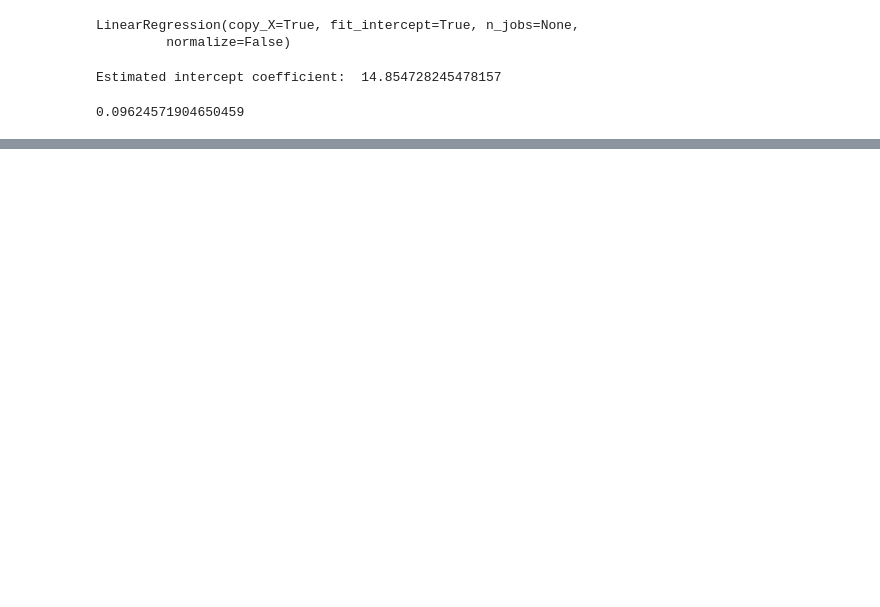
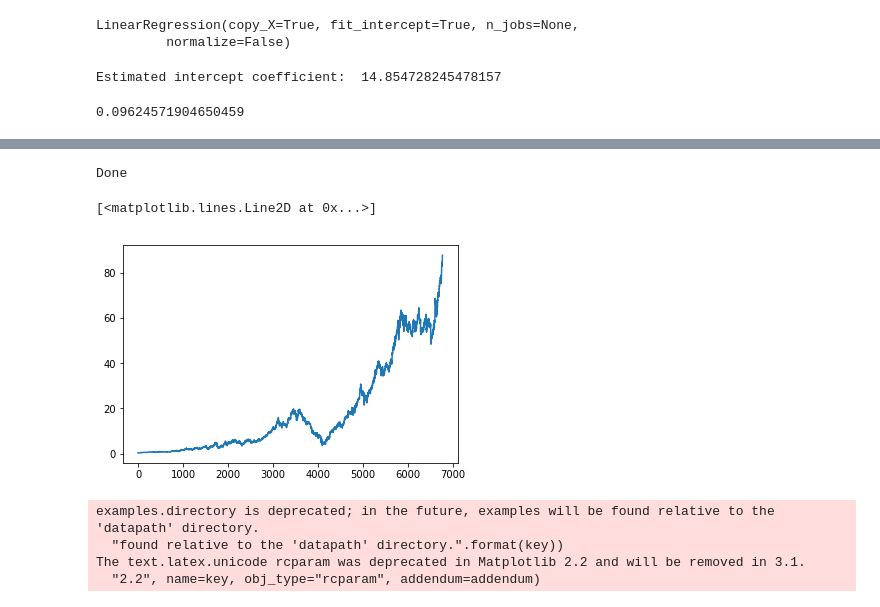
Before and after one commit to Cameron-Cn/starbucks_2019, a Jupyter notebook: starbucks_predictions.ipynb, the cells around one changed output, grey strips where cells are left out. Cells and saved outputs as stored; diff of their text form; code cells hidden in the pictures; blank space fills up the shorter version.

```diff
--- a/starbucks_predictions.ipynb
+++ b/starbucks_predictions.ipynb
@@ -240,0 +273,9 @@ NameError: name 'savefig' is not defined
+# %%
+print("Done")
+# %% [output]
+Done
+# %%
+plt.plot(cofStok['close'])
+# %% [output]
+[<matplotlib.lines.Line2D at 0x...>]
+[figure, added]
@@ -240,0 +284,7 @@ NameError: name 'savefig' is not defined
+# %%
+sns.reset_orig()
+# %% [output]
+examples.directory is deprecated; in the future, examples will be found relative to the 'datapath' directory.
+  "found relative to the 'datapath' directory.".format(key))
+The text.latex.unicode rcparam was deprecated in Matplotlib 2.2 and will be removed in 3.1.
+  "2.2", name=key, obj_type="rcparam", addendum=addendum)
```
Also changed, not shown: parts of 9 cells of this notebook, 1 other file.
